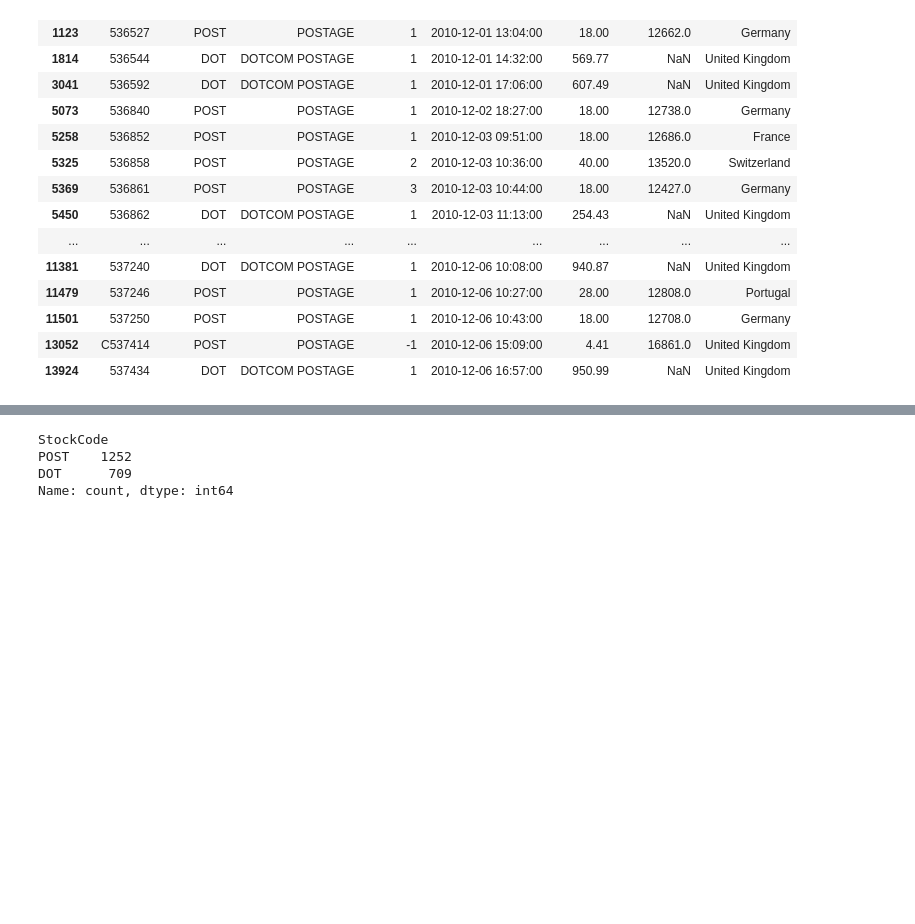
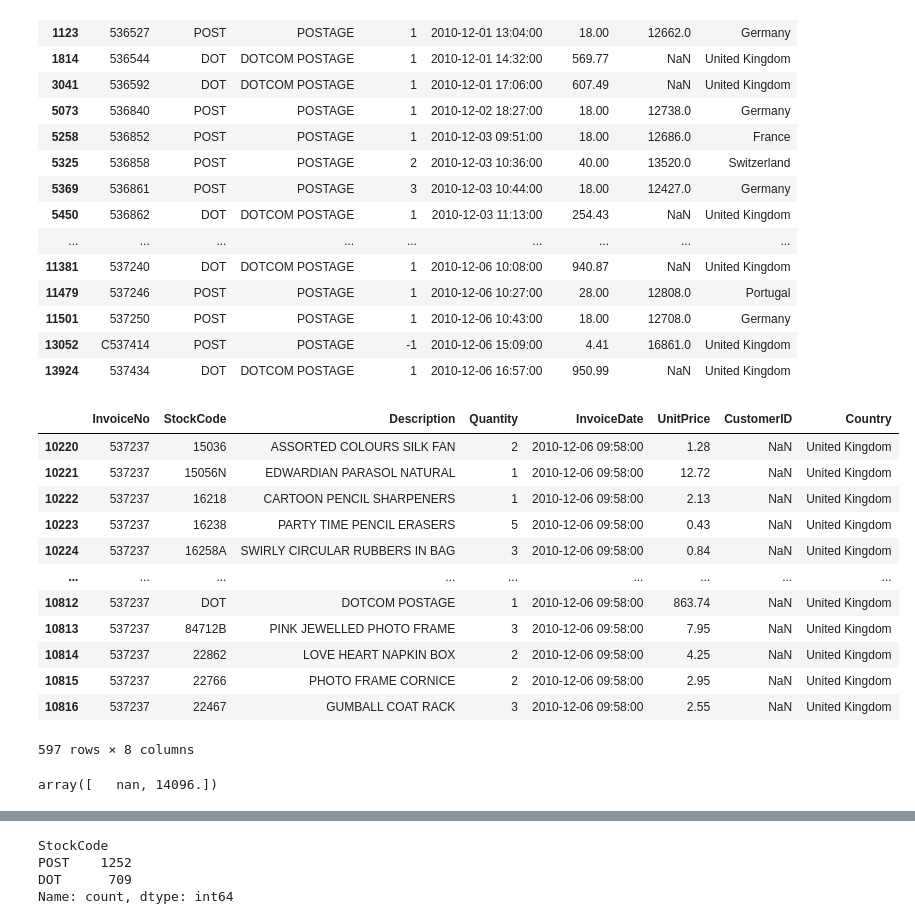
Before and after one commit to dimitsagk/ClientClustering_InventoryForecast, a Jupyter notebook: notebooks/01_Initial_Exploration+Cleaning-notebook.ipynb, the cells around one changed output, grey strips where cells are left out. Drawn from its saved outputs; the diff is of its cells as text; code cells hidden in the pictures; blank space fills up the shorter version.

```diff
--- a/notebooks/01_Initial_Exploration+Cleaning-notebook.ipynb
+++ b/notebooks/01_Initial_Exploration+Cleaning-notebook.ipynb
@@ -263,3 +263,24 @@ df[df.Description.str.contains('POSTAGE', na=False)].head(30)
 | 11501 | 537250 | POST | POSTAGE | 1 | 2010-12-06 10:43:00 | 18.00 | 12708.0 | Germany |
 | 13052 | C537414 | POST | POSTAGE | -1 | 2010-12-06 15:09:00 | 4.41 | 16861.0 | United Kingdom |
 | 13924 | 537434 | DOT | DOTCOM POSTAGE | 1 | 2010-12-06 16:57:00 | 950.99 | NaN | United Kingdom |
+# %%
+df[df.InvoiceNo == 537237]
+# %% [output]
+|  | InvoiceNo | StockCode | Description | Quantity | InvoiceDate | UnitPrice | CustomerID | Country |
+| 10220 | 537237 | 15036 | ASSORTED COLOURS SILK FAN | 2 | 2010-12-06 09:58:00 | 1.28 | NaN | United Kingdom |
+| 10221 | 537237 | 15056N | EDWARDIAN PARASOL NATURAL | 1 | 2010-12-06 09:58:00 | 12.72 | NaN | United Kingdom |
+| 10222 | 537237 | 16218 | CARTOON PENCIL SHARPENERS | 1 | 2010-12-06 09:58:00 | 2.13 | NaN | United Kingdom |
+| 10223 | 537237 | 16238 | PARTY TIME PENCIL ERASERS | 5 | 2010-12-06 09:58:00 | 0.43 | NaN | United Kingdom |
+| 10224 | 537237 | 16258A | SWIRLY CIRCULAR RUBBERS IN BAG | 3 | 2010-12-06 09:58:00 | 0.84 | NaN | United Kingdom |
+| ... | ... | ... | ... | ... | ... | ... | ... | ... |
+| 10812 | 537237 | DOT | DOTCOM POSTAGE | 1 | 2010-12-06 09:58:00 | 863.74 | NaN | United Kingdom |
+| 10813 | 537237 | 84712B | PINK JEWELLED PHOTO FRAME | 3 | 2010-12-06 09:58:00 | 7.95 | NaN | United Kingdom |
+| 10814 | 537237 | 22862 | LOVE HEART NAPKIN BOX | 2 | 2010-12-06 09:58:00 | 4.25 | NaN | United Kingdom |
+| 10815 | 537237 | 22766 | PHOTO FRAME CORNICE | 2 | 2010-12-06 09:58:00 | 2.95 | NaN | United Kingdom |
+| 10816 | 537237 | 22467 | GUMBALL COAT RACK | 3 | 2010-12-06 09:58:00 | 2.55 | NaN | United Kingdom |
+597 rows × 8 columns
+# %%
+# df[df.StockCode == 'DOT'].CustomerID.isna().sum() #694
+df[df.StockCode == 'DOT'].CustomerID.unique()
+# %% [output]
+array([   nan, 14096.])
```
Also changed, not shown: parts of 4 cells of this notebook.
